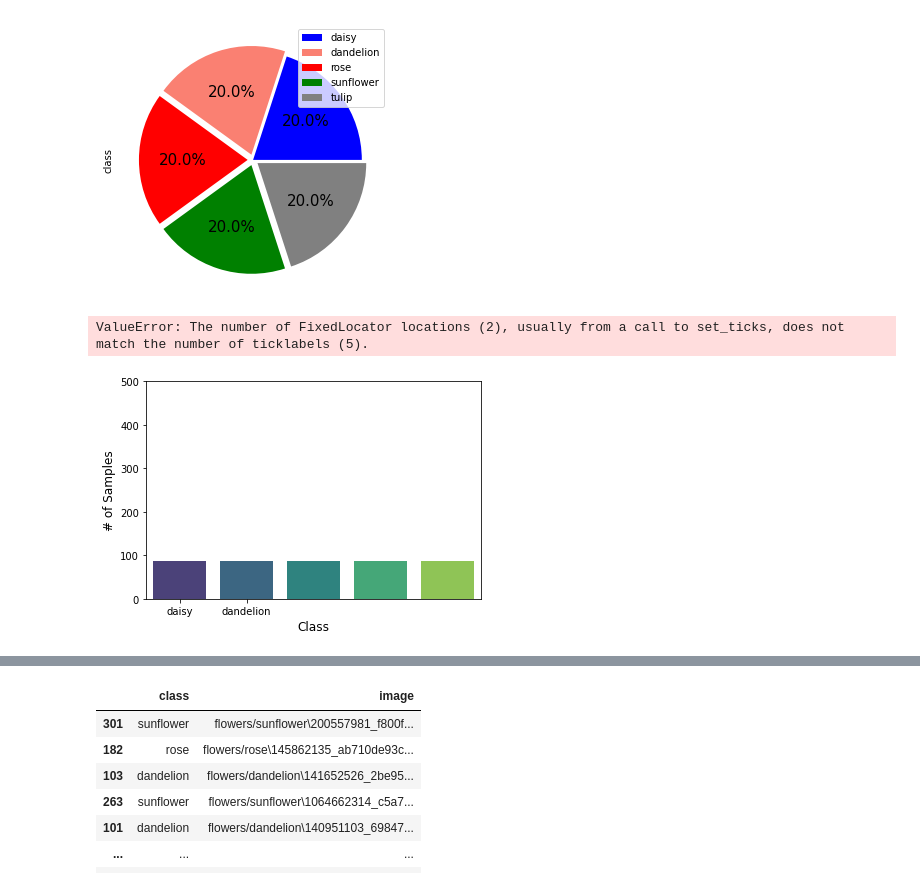
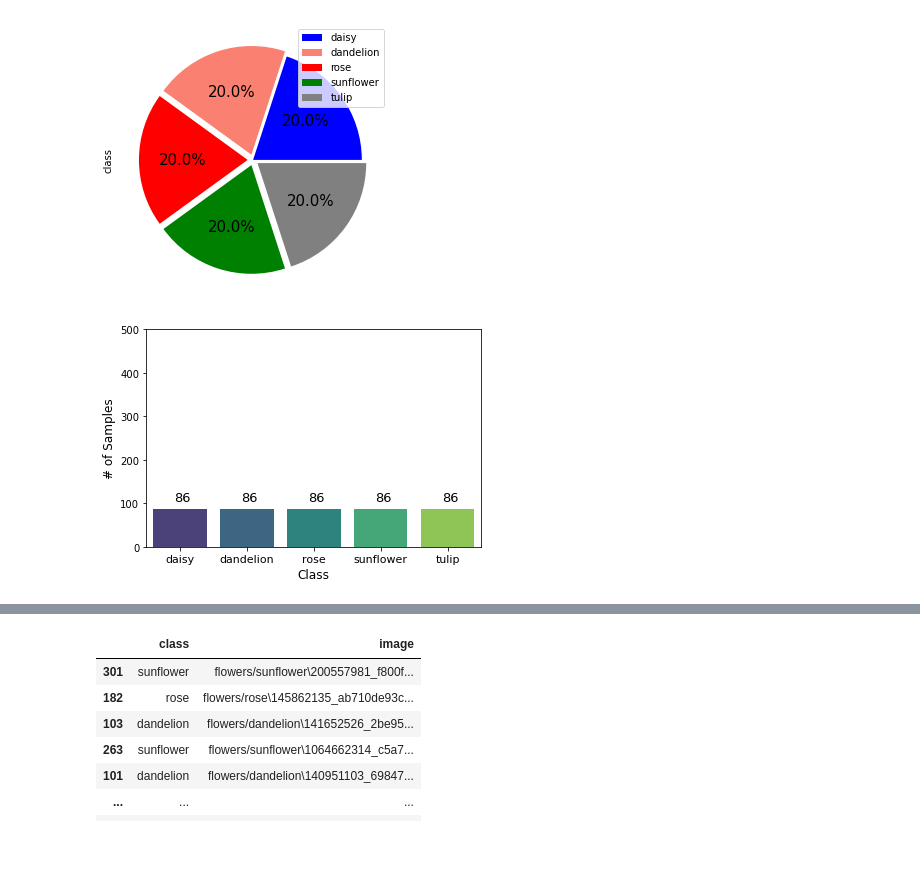
Before and after one commit to ProjectToDesenv/workDeepLearning, a Jupyter notebook: WorkDeepLearning.ipynb, the cells around one changed output, grey strips where cells are left out. Cells and saved outputs as stored; diff of their text form; code cells hidden in the pictures; blank space fills up the shorter version.

```diff
--- a/WorkDeepLearning.ipynb
+++ b/WorkDeepLearning.ipynb
@@ -138,20 +138,20 @@ plt.show()
 # %% [output]
 [figure]
 # %%
+# Número de Classes - Rótulos
 plt.figure(figsize=(6,4))
 
 ax = sns.countplot(x='class', data=df_test, palette="viridis")
 
 plt.xlabel("Class", fontsize= 12)
 plt.ylabel("# of Samples", fontsize= 12)
 plt.ylim(0,500)
-plt.xticks([0,1], ['daisy', 'dandelion','rose','sunflower','tulip'], fontsize = 11)
+plt.xticks([0,1,2,3,4], ['daisy', 'dandelion','rose','sunflower','tulip'], fontsize = 11)
 
 for p in ax.patches:
     ax.annotate((p.get_height()), (p.get_x()+0.32, p.get_height()+20), fontsize = 13)
 
 plt.show()
 # %% [output]
-ValueError: The number of FixedLocator locations (2), usually from a call to set_ticks, does not match the number of ticklabels (5).
-[figure, old version]
+[figure, new version]
 # %%
```
Also changed, not shown: parts of 24 cells of this notebook, 1 other file.
